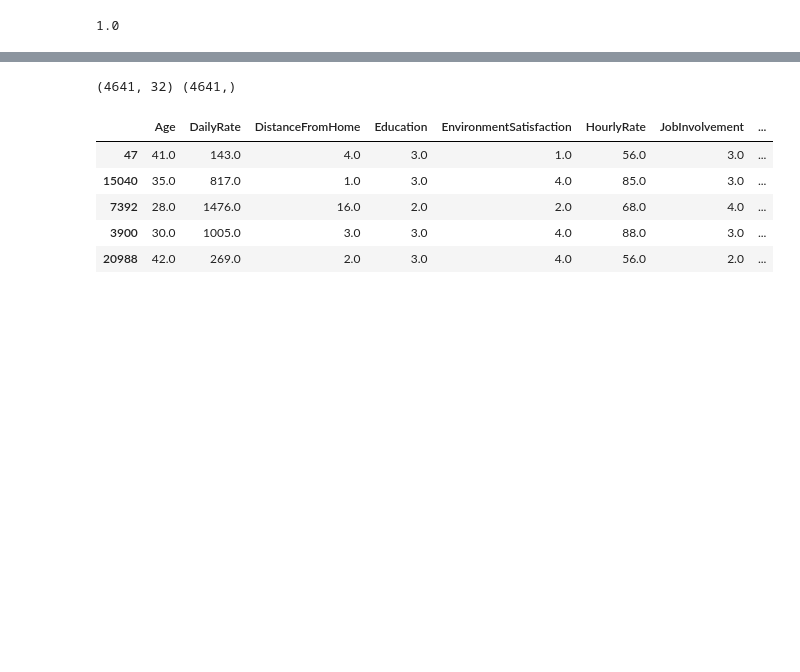
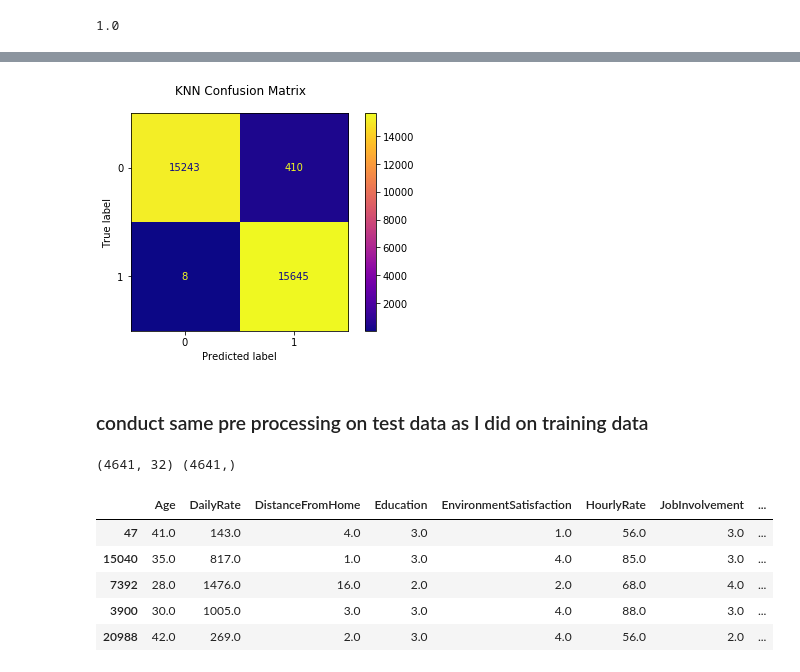
Before and after one commit to Jaccomando/Predicting-Employee-Attrition, a Jupyter notebook: notebooks/EDA.ipynb, the cells around one changed output, grey strips where cells are left out. Drawn from its saved outputs; the diff is of its cells as text; code cells hidden in the pictures; blank space fills up the shorter version.

```diff
--- a/notebooks/EDA.ipynb
+++ b/notebooks/EDA.ipynb
@@ -305,3 +494,13 @@ plot_feature_importances(rfm)
+# %%
+fig, ax = plt.subplots()
+
+fig.suptitle("KNN Confusion Matrix ")
+
+plot_confusion_matrix(knn, X_tr_final, y_tr_sm, ax=ax, cmap="plasma");
+# %% [output]
+[figure, added]
+# %% [markdown]
+### conduct same pre processing on test data as I did on training data
 # %%
 # checking shapes:
 print(X_test.shape, y_test.shape)
```
Also changed, not shown: parts of 53 cells of this notebook.
